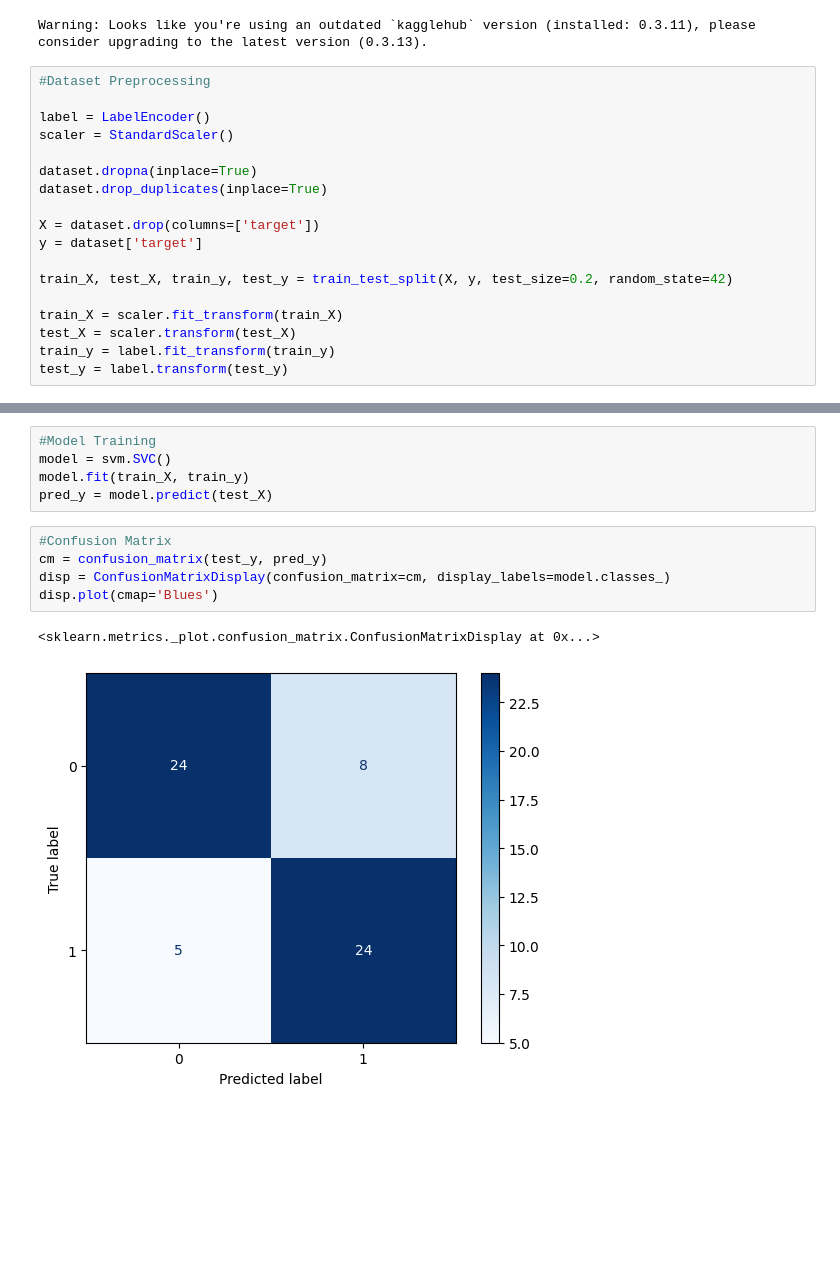
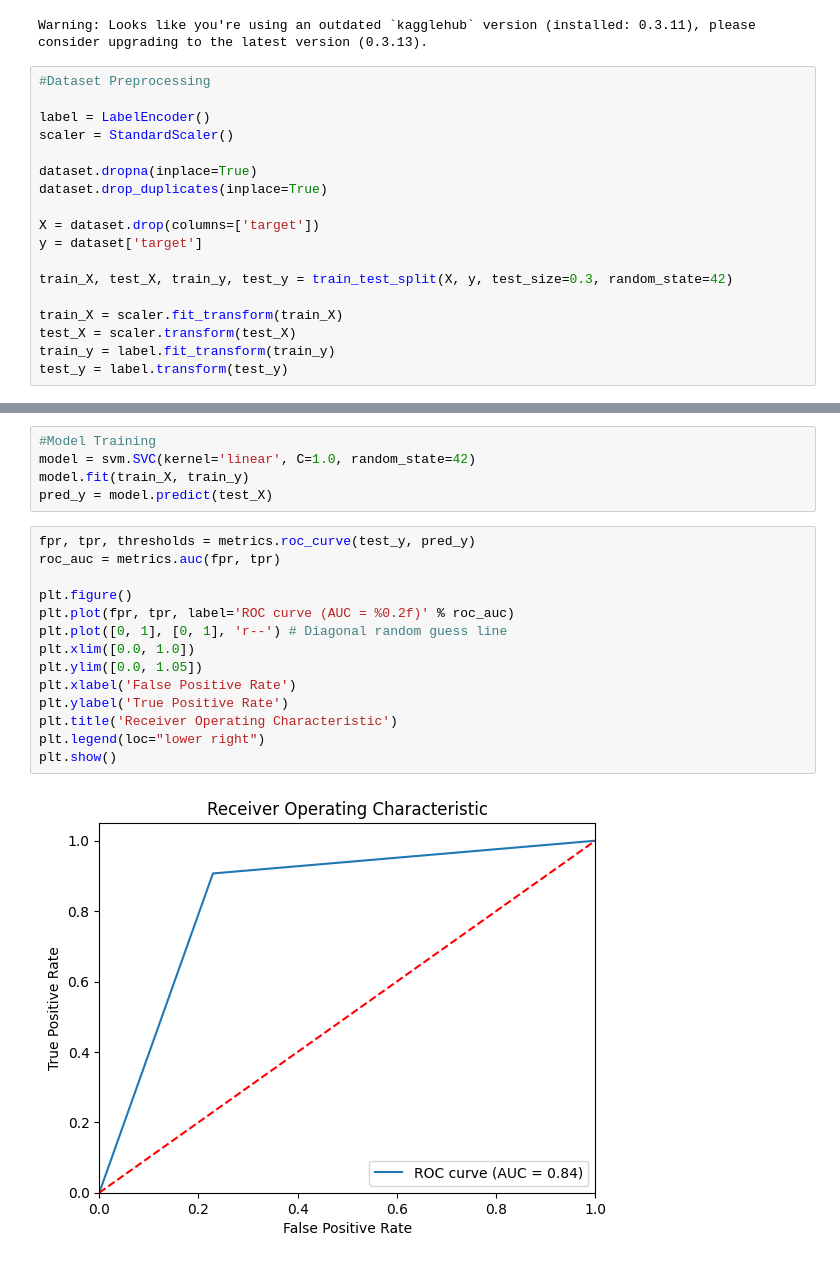
Before and after one commit to Sarvin02/ML-Projects, a Jupyter notebook: Personal/heartDiseaseDetector.ipynb, the cells around one changed output, grey strips where cells are left out. Cells and saved outputs as stored; diff of their text form; blank space fills up the shorter version.

Commit message:
New Classification Model

```diff
--- a/Personal/heartDiseaseDetector.ipynb
+++ b/Personal/heartDiseaseDetector.ipynb
@@ -27,7 +30,7 @@ dataset.drop_duplicates(inplace=True)
 X = dataset.drop(columns=['target'])
 y = dataset['target']
 
-train_X, test_X, train_y, test_y = train_test_split(X, y, test_size=0.2, random_state=42)
+train_X, test_X, train_y, test_y = train_test_split(X, y, test_size=0.3, random_state=42)
 
 train_X = scaler.fit_transform(train_X)
 test_X = scaler.transform(test_X)
@@ -36,13 +45,21 @@ test_y = label.transform(test_y)
 # %%
 #Model Training
-model = svm.SVC()
+model = svm.SVC(kernel='linear', C=1.0, random_state=42)
 model.fit(train_X, train_y)
 pred_y = model.predict(test_X)
-# %%
-#Confusion Matrix
-cm = confusion_matrix(test_y, pred_y)
-disp = ConfusionMatrixDisplay(confusion_matrix=cm, display_labels=model.classes_)
-disp.plot(cmap='Blues')
-# %% [output]
-<sklearn.metrics._plot.confusion_matrix.ConfusionMatrixDisplay at 0x...>
-[figure, removed]
+# %%
+fpr, tpr, thresholds = metrics.roc_curve(test_y, pred_y)
+roc_auc = metrics.auc(fpr, tpr)
+
+plt.figure()
+plt.plot(fpr, tpr, label='ROC curve (AUC = %0.2f)' % roc_auc)
+plt.plot([0, 1], [0, 1], 'r--') # Diagonal random guess line
+plt.xlim([0.0, 1.0])
+plt.ylim([0.0, 1.05])
+plt.xlabel('False Positive Rate')
+plt.ylabel('True Positive Rate')
+plt.title('Receiver Operating Characteristic')
+plt.legend(loc="lower right")
+plt.show()
+# %% [output]
+[figure, added]
```
Also changed, not shown: parts of 3 cells of this notebook.
